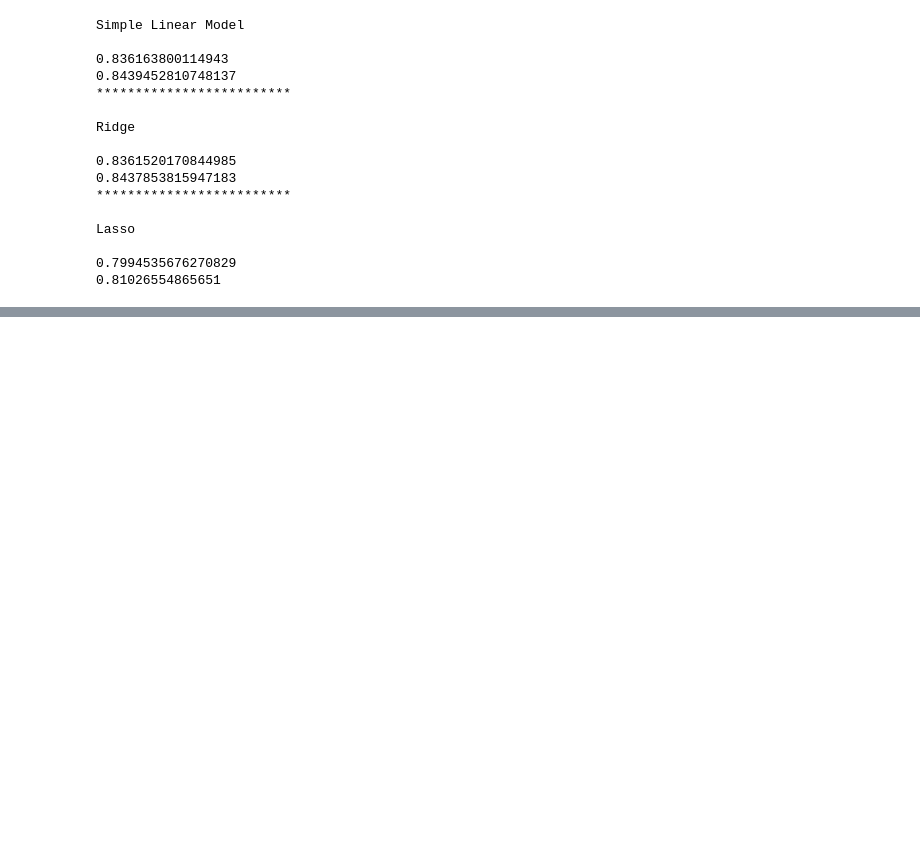
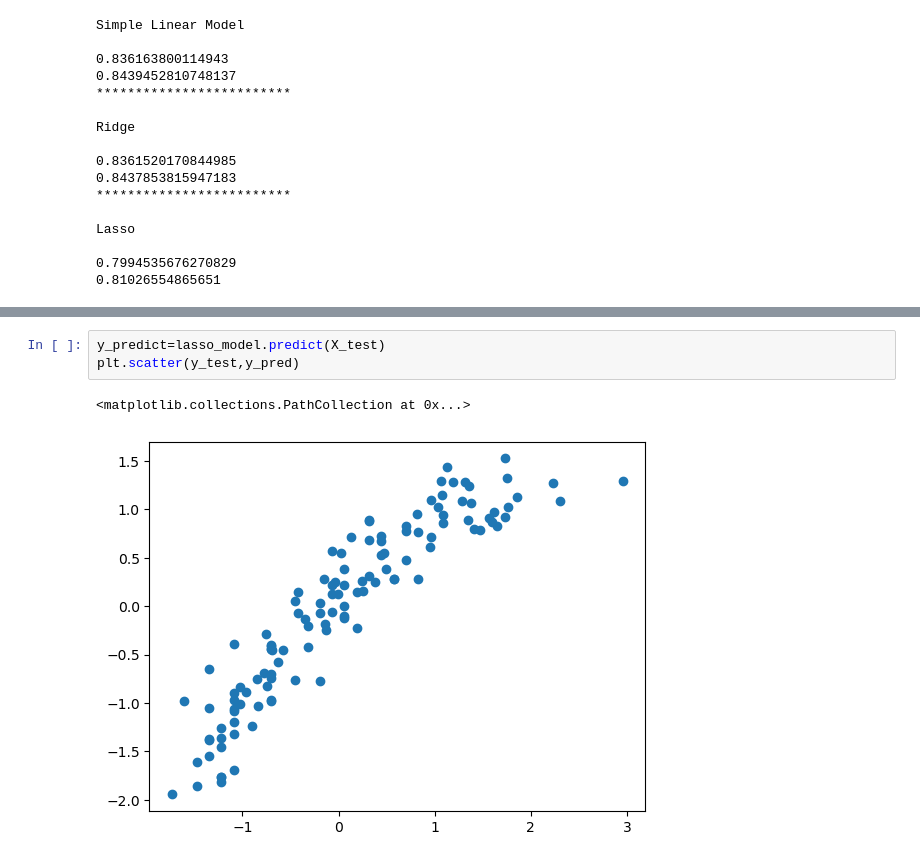
Before and after one commit to jayacpc9/FSDS_Classes, a Jupyter notebook: Python_Workspace/ML/RegularizationTechniques/Car_mpg_Regularization_Lasso_Ridge.ipynb, the cells around one changed output, grey strips where cells are left out. Cells and saved outputs as stored; diff of their text form; blank space fills up the shorter version.

```diff
--- a/Python_Workspace/ML/RegularizationTechniques/Car_mpg_Regularization_Lasso_Ridge.ipynb
+++ b/Python_Workspace/ML/RegularizationTechniques/Car_mpg_Regularization_Lasso_Ridge.ipynb
@@ -268,0 +299,6 @@ Lasso
+# %%
+y_predict=lasso_model.predict(X_test)
+plt.scatter(y_test,y_pred)
+# %% [output]
+<matplotlib.collections.PathCollection at 0x...>
+[figure, added]
```
Also changed, not shown: parts of 4 cells of this notebook.
